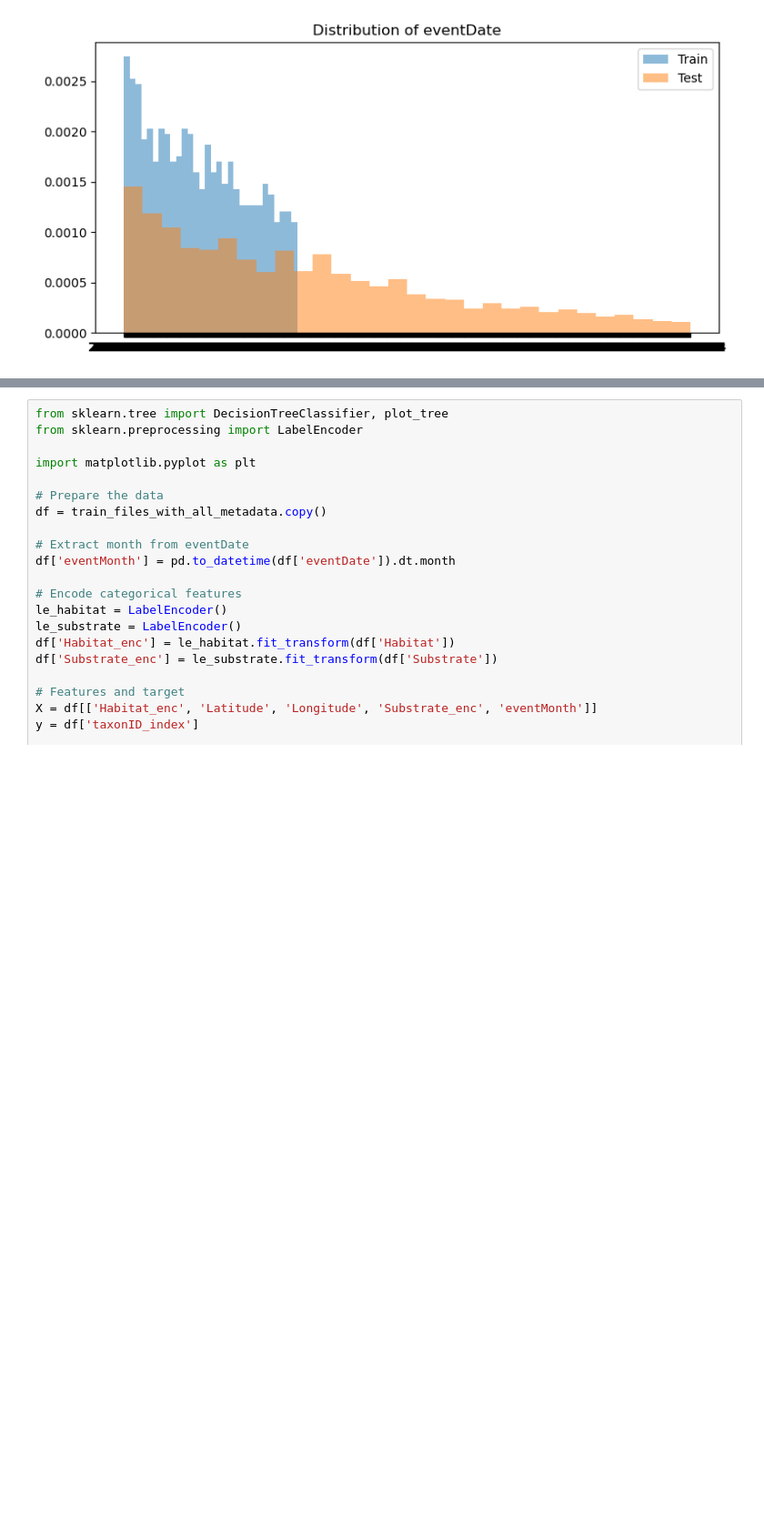
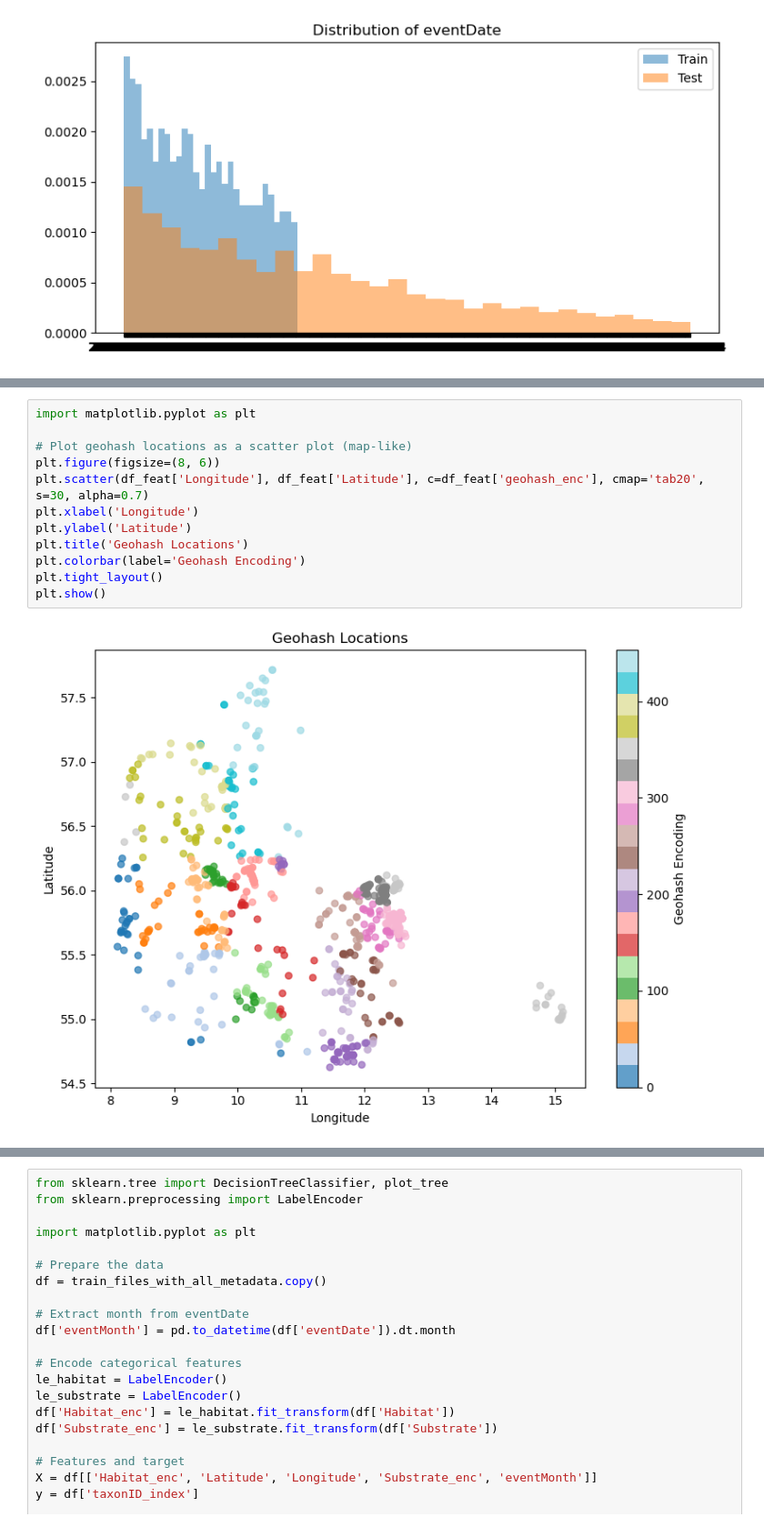
Before and after one commit to alliethebanana/MultimodalDataChallenge2025, a Jupyter notebook: notebooks/02_decision_tree.ipynb, the cells around one changed output, grey strips where cells are left out. Shown at 91% size. Saved outputs shown, nothing was run; the diff lists cells and outputs as text; blank space fills up the shorter version.

```diff
--- a/notebooks/02_decision_tree.ipynb
+++ b/notebooks/02_decision_tree.ipynb
@@ -75,0 +139,14 @@ for col in cols_to_compare:
+# %%
+import matplotlib.pyplot as plt
+
+# Plot geohash locations as a scatter plot (map-like)
+plt.figure(figsize=(8, 6))
+plt.scatter(df_feat['Longitude'], df_feat['Latitude'], c=df_feat['geohash_enc'], cmap='tab20', s=30, alpha=0.7)
+plt.xlabel('Longitude')
+plt.ylabel('Latitude')
+plt.title('Geohash Locations')
+plt.colorbar(label='Geohash Encoding')
+plt.tight_layout()
+plt.show()
+# %% [output]
+[figure, added]
```
Also changed, not shown: parts of 4 cells of this notebook.
